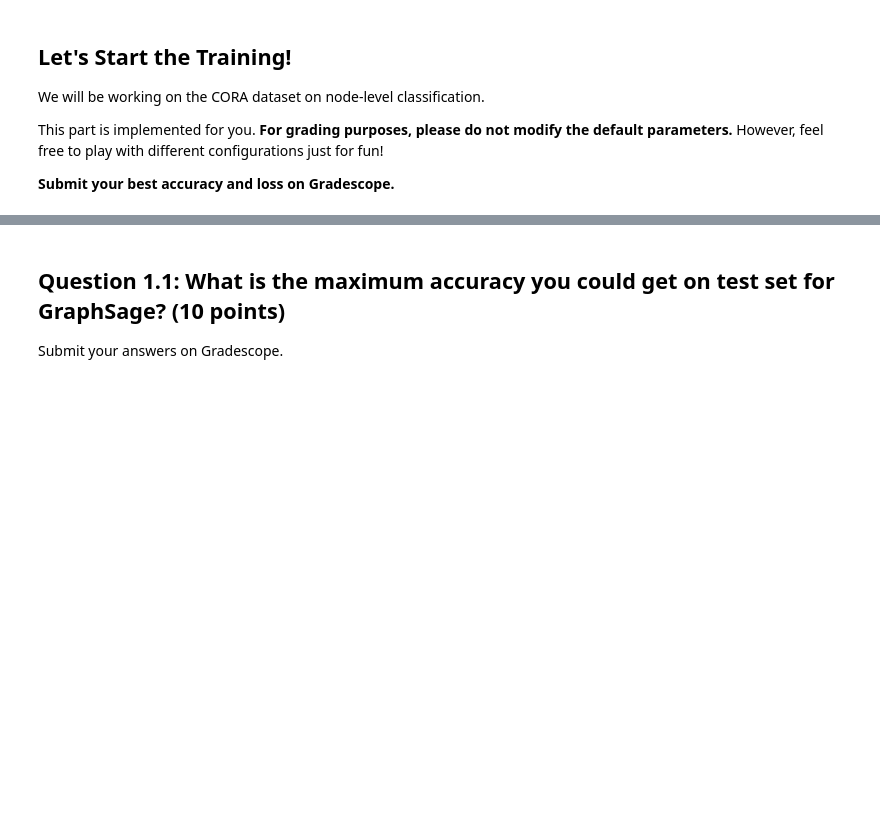
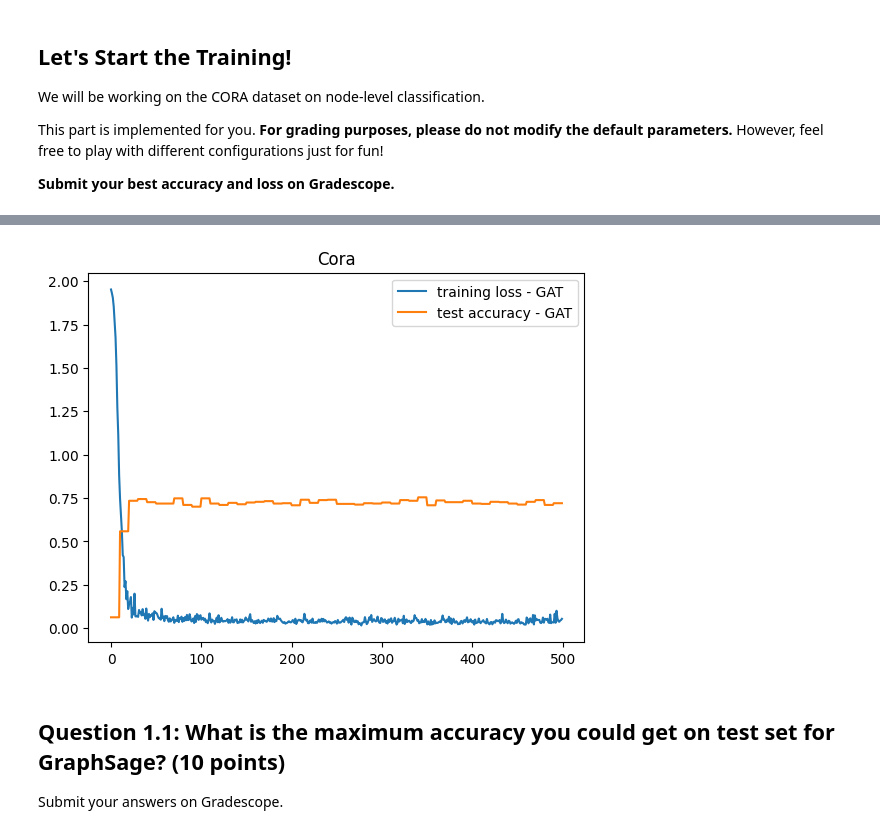
Before and after one commit to balvisio/cs224w, a Jupyter notebook: colabs/CS224W_Colab_3.ipynb, the cells around one changed output, grey strips where cells are left out. Drawn from its saved outputs; the diff is of its cells as text; code cells hidden in the pictures; blank space fills up the shorter version.

```diff
--- a/colabs/CS224W_Colab_3.ipynb
+++ b/colabs/CS224W_Colab_3.ipynb
@@ -504,12 +604,26 @@ This part is implemented for you. **For grading purposes, please do not modify t
 
 **Submit your best accuracy and loss on Gradescope.**
 # %%
+# GRAPHSage
 def main():
     for args in [
-        {'model_type': 'GraphSage', 'dataset': 'cora', 'num_layers': 2, 'heads': 1, 'batch_size': 32, 'hidden_dim': 32, 'dropout': 0.5, 'epochs': 500, 'opt': 'adam', 'opt_scheduler': 'none', 'opt_restart': 0, 'weight_decay': 5e-3, 'lr': 0.01},
+        {'model_type': 'GraphSage',
+         'dataset': 'cora',
+         'num_layers': 2,
+         'heads': 2,
+         'batch_size': 32,
+         'hidden_dim': 32,
+         'dropout': 0.5,
+         'epochs': 500,
+         'opt': 'adam',
+         'opt_scheduler': 'none',
+         'opt_restart': 0,
+         'weight_decay': 5e-3,
+         'lr': 0.01},
     ]:
         args = objectview(args)
-        for model in ['GraphSage', 'GAT']:
+        for model in ['GraphSage']:
+        # for model in ['GraphSage', 'GAT']: # balvisio
             args.model_type = model
 
             # Match the dimension.
@@ -535,3 +649,50 @@ def main():
 
 if __name__ == '__main__':
     main()
+# %%
+# GAT
+def main():
+    for args in [
+        {'model_type': 'GraphSage',
+         'dataset': 'cora',
+         'num_layers': 2,
+         'heads': 2,
+         'batch_size': 32,
+         'hidden_dim': 41,
+         'dropout': 0.5,
+         'epochs': 500,
+         'opt': 'adam',
+         'opt_scheduler': 'none',
+         'opt_restart': 0,
+         'weight_decay': 5e-3,
+         'lr': 0.01},
+    ]:
+        args = objectview(args)
+        for model in ['GAT']:
+        # for model in ['GraphSage', 'GAT']: # balvisio
+            args.model_type = model
+
+            # Match the dimension.
+            if model == 'GAT':
+              args.heads = 2
+            else:
+              args.heads = 1
+
+            if args.dataset == 'cora':
+                dataset = Planetoid(root='/tmp/cora', name='Cora')
+            else:
+                raise NotImplementedError("Unknown dataset")
+            test_accs, losses = train(dataset, args)
+
+            print("Maximum accuracy: {0}".format(max(test_accs)))
+            print("Minimum loss: {0}".format(min(losses)))
+
+            plt.title(dataset.name)
+            plt.plot(losses, label="training loss" + " - " + args.model_type)
+            plt.plot(test_accs, label="test accuracy" + " - " + args.model_type)
+        plt.legend()
+        plt.show()
+
+if __name__ == '__main__':
+    main()
+# %% [output]
@@ -538,3 +716,4 @@ if __name__ == '__main__':
+[figure, added]
 # %% [markdown]
 ## Question 1.1: What is the maximum accuracy you could get on test set for GraphSage? (10 points)
 
```
Also changed, not shown: parts of 8 cells of this notebook.
